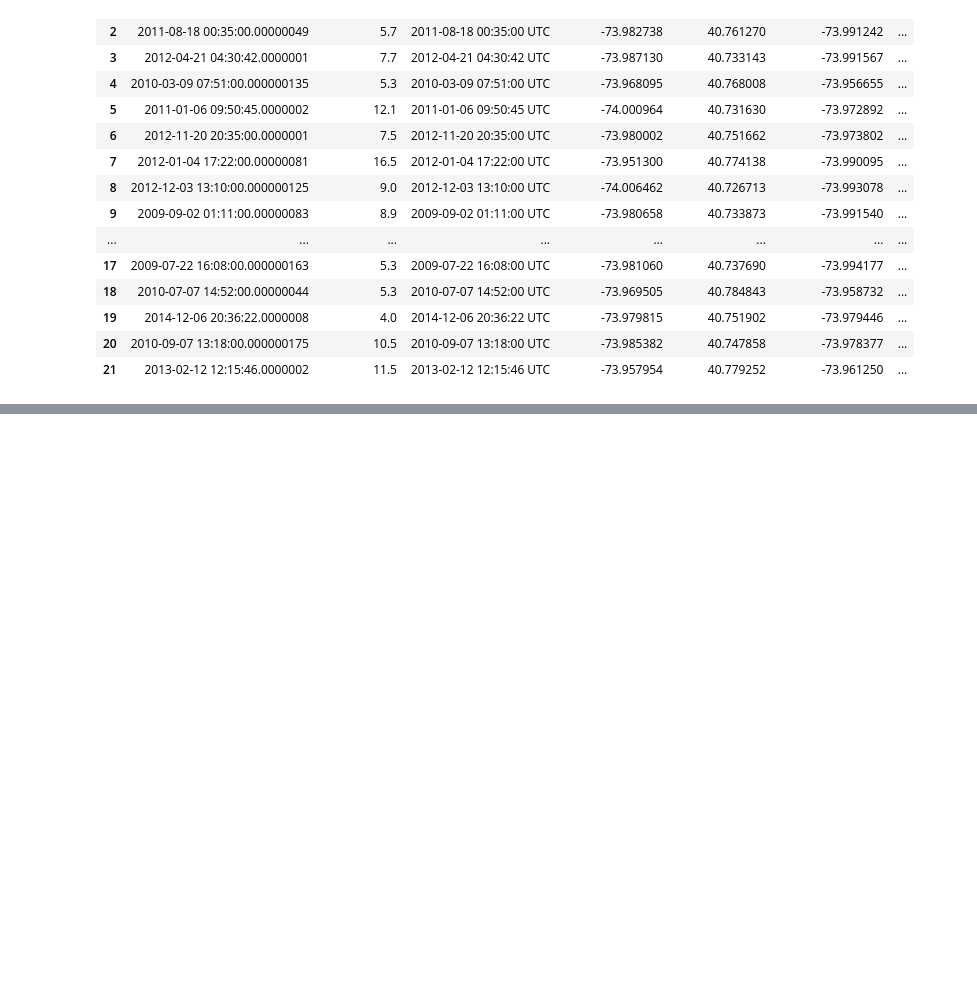
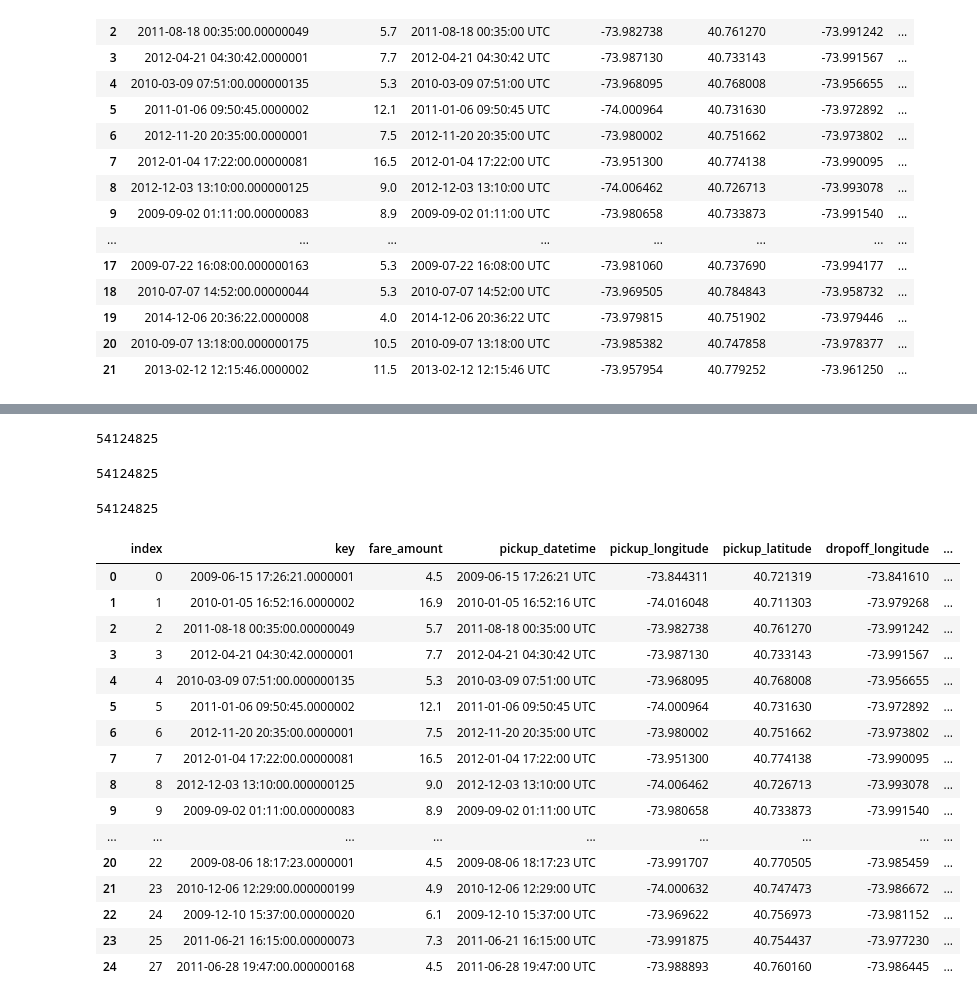
Before and after one commit to RecStu14/CZ4041-NYC-Taxi-Fare, a Jupyter notebook: CZ4041-NewYorkTaxiFare_JW.ipynb, the cells around one changed output, grey strips where cells are left out. Cells and saved outputs as stored; diff of their text form; code cells hidden in the pictures; blank space fills up the shorter version.

Commit message:
Edited "Parse Datetime"

```diff
--- a/CZ4041-NewYorkTaxiFare_JW.ipynb
+++ b/CZ4041-NewYorkTaxiFare_JW.ipynb
@@ -104,0 +104,6 @@ date_holiday
+# %%
+cal = calendar()
+holidays = cal.holidays(start= date_series.min(), end=date_series.max())
+holidays = [x.date() for x in holidays]
+print("Earliest Date in Train Datatset:",date_series.min())
+print("Latest Date in Train Dataset:",date_series.max())
@@ -104,0 +113,8 @@ date_holiday
+# %%
+holiday_list = []
+for date in date_series:
+    if date in holidays:
+        holiday_list.append(int(1))
+    else:
+        holiday_list.append(int(0))
+holiday_series = pd.Series(v for v in holiday_list)
@@ -104,0 +137,41 @@ date_holiday
+# %%
+time_series.count()
+# %% [output]
+54124825
+# %%
+day_series.count()
+# %% [output]
+54124825
+# %%
+weekend_series.count()
+# %% [output]
+54124825
+# %%
+new_combined = processed_train_df.copy()
+new_combined = new_combined.reset_index()
+# %%
+new_combined['date'] = date_series
+new_combined['time'] = time_series
+new_combined['day'] = day_series
+new_combined['weekend'] = weekend_series
+new_combined['holiday'] = holiday_series
+# %%
+new_combined.head(25)
+# %% [output]
+|  | index | key | fare_amount | pickup_datetime | pickup_longitude | pickup_latitude | dropoff_longitude | ... |
+| 0 | 0 | 2009-06-15 17:26:21.0000001 | 4.5 | 2009-06-15 17:26:21 UTC | -73.844311 | 40.721319 | -73.841610 | ... |
+| 1 | 1 | 2010-01-05 16:52:16.0000002 | 16.9 | 2010-01-05 16:52:16 UTC | -74.016048 | 40.711303 | -73.979268 | ... |
+| 2 | 2 | 2011-08-18 00:35:00.00000049 | 5.7 | 2011-08-18 00:35:00 UTC | -73.982738 | 40.761270 | -73.991242 | ... |
+| 3 | 3 | 2012-04-21 04:30:42.0000001 | 7.7 | 2012-04-21 04:30:42 UTC | -73.987130 | 40.733143 | -73.991567 | ... |
+| 4 | 4 | 2010-03-09 07:51:00.000000135 | 5.3 | 2010-03-09 07:51:00 UTC | -73.968095 | 40.768008 | -73.956655 | ... |
+| 5 | 5 | 2011-01-06 09:50:45.0000002 | 12.1 | 2011-01-06 09:50:45 UTC | -74.000964 | 40.731630 | -73.972892 | ... |
+| 6 | 6 | 2012-11-20 20:35:00.0000001 | 7.5 | 2012-11-20 20:35:00 UTC | -73.980002 | 40.751662 | -73.973802 | ... |
+| 7 | 7 | 2012-01-04 17:22:00.00000081 | 16.5 | 2012-01-04 17:22:00 UTC | -73.951300 | 40.774138 | -73.990095 | ... |
+| 8 | 8 | 2012-12-03 13:10:00.000000125 | 9.0 | 2012-12-03 13:10:00 UTC | -74.006462 | 40.726713 | -73.993078 | ... |
+| 9 | 9 | 2009-09-02 01:11:00.00000083 | 8.9 | 2009-09-02 01:11:00 UTC | -73.980658 | 40.733873 | -73.991540 | ... |
+| ... | ... | ... | ... | ... | ... | ... | ... | ... |
+| 20 | 22 | 2009-08-06 18:17:23.0000001 | 4.5 | 2009-08-06 18:17:23 UTC | -73.991707 | 40.770505 | -73.985459 | ... |
+| 21 | 23 | 2010-12-06 12:29:00.000000199 | 4.9 | 2010-12-06 12:29:00 UTC | -74.000632 | 40.747473 | -73.986672 | ... |
+| 22 | 24 | 2009-12-10 15:37:00.00000020 | 6.1 | 2009-12-10 15:37:00 UTC | -73.969622 | 40.756973 | -73.981152 | ... |
+| 23 | 25 | 2011-06-21 16:15:00.00000073 | 7.3 | 2011-06-21 16:15:00 UTC | -73.991875 | 40.754437 | -73.977230 | ... |
+| 24 | 27 | 2011-06-28 19:47:00.000000168 | 4.5 | 2011-06-28 19:47:00 UTC | -73.988893 | 40.760160 | -73.986445 | ... |
```
Also changed, not shown: parts of 19 cells of this notebook.
